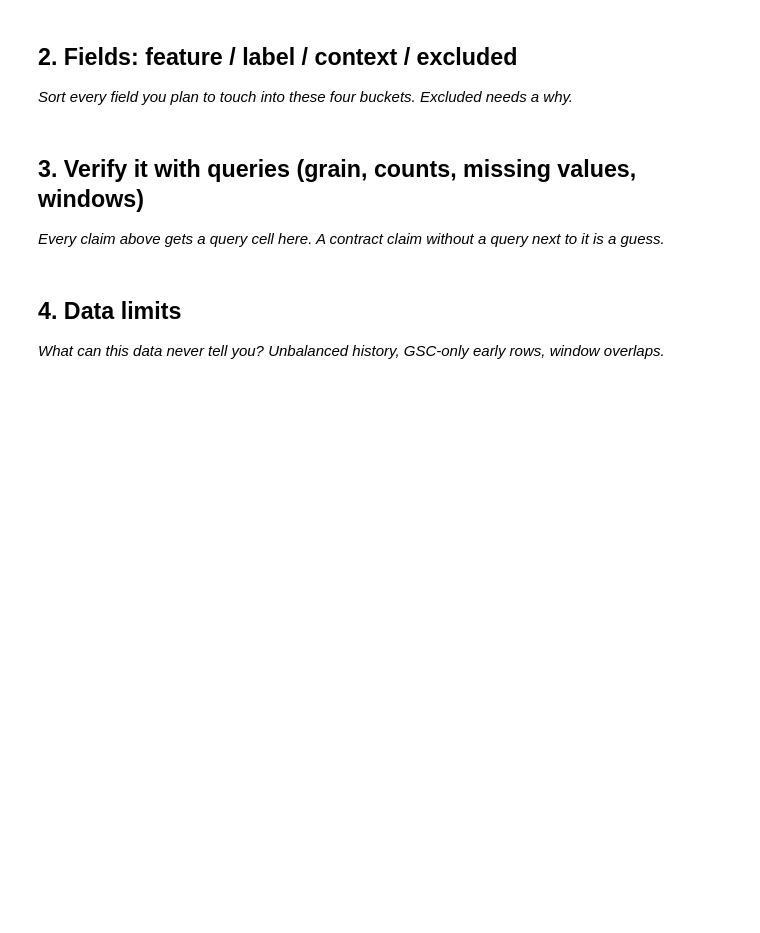
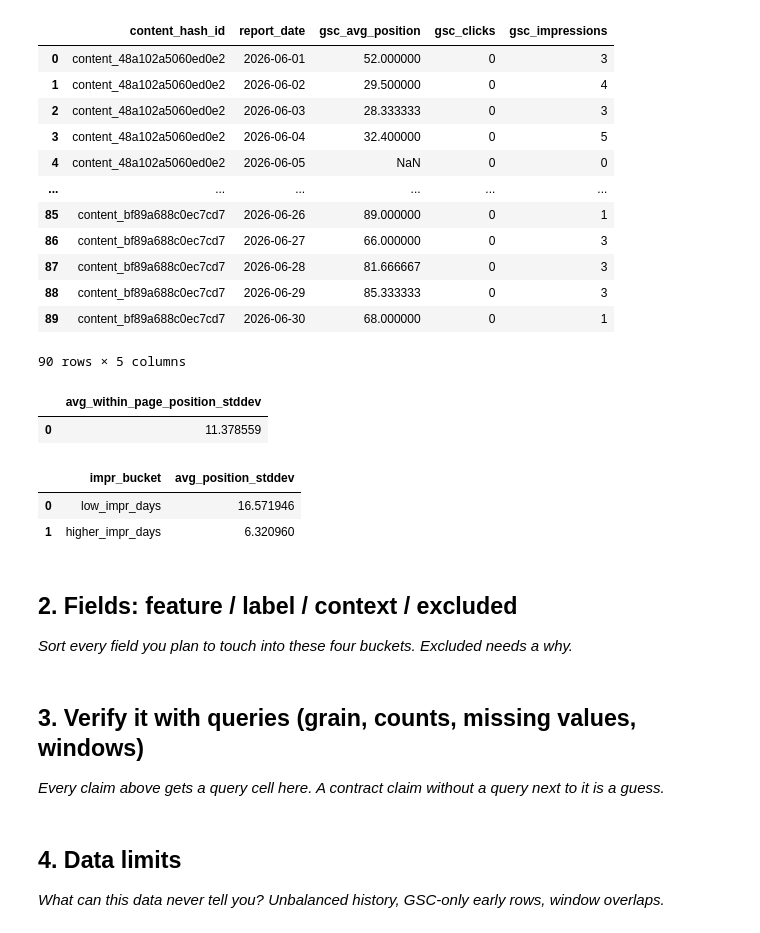
Before and after one commit to AxelYoel/FlyRank-AI-Internship---Axel-Yoel-Chandra, a Jupyter notebook: work/notebooks/w03_data_contract.ipynb, the cells around one changed output. Saved outputs shown, nothing was run; the diff lists cells and outputs as text; code cells hidden in the pictures; blank space fills up the shorter version.

```diff
--- a/work/notebooks/w03_data_contract.ipynb
+++ b/work/notebooks/w03_data_contract.ipynb
@@ -16,3 +191,64 @@ This skeleton is yours to fill. Work the sections **in order** — each one has
+# %%
+con.sql(f"""
+    SELECT content_hash_id, report_date, gsc_avg_position, gsc_clicks, gsc_impressions
+    FROM read_parquet('{rel}/fact_content_daily_performance_sample.parquet')
+    WHERE content_hash_id IN (
+        SELECT content_hash_id
+        FROM read_parquet('{rel}/fact_content_daily_performance_sample.parquet')
+        WHERE gsc_data_available = TRUE AND gsc_impressions > 0
+        GROUP BY 1 HAVING COUNT(*) > 20
+        LIMIT 3
+    )
+    ORDER BY content_hash_id, report_date
+""").df()
+# %% [output]
+|  | content_hash_id | report_date | gsc_avg_position | gsc_clicks | gsc_impressions |
+| 0 | content_48a102a5060ed0e2 | 2026-06-01 | 52.000000 | 0 | 3 |
+| 1 | content_48a102a5060ed0e2 | 2026-06-02 | 29.500000 | 0 | 4 |
+| 2 | content_48a102a5060ed0e2 | 2026-06-03 | 28.333333 | 0 | 3 |
+| 3 | content_48a102a5060ed0e2 | 2026-06-04 | 32.400000 | 0 | 5 |
+| 4 | content_48a102a5060ed0e2 | 2026-06-05 | NaN | 0 | 0 |
+| ... | ... | ... | ... | ... | ... |
+| 85 | content_bf89a688c0ec7cd7 | 2026-06-26 | 89.000000 | 0 | 1 |
+| 86 | content_bf89a688c0ec7cd7 | 2026-06-27 | 66.000000 | 0 | 3 |
+| 87 | content_bf89a688c0ec7cd7 | 2026-06-28 | 81.666667 | 0 | 3 |
+| 88 | content_bf89a688c0ec7cd7 | 2026-06-29 | 85.333333 | 0 | 3 |
+| 89 | content_bf89a688c0ec7cd7 | 2026-06-30 | 68.000000 | 0 | 1 |
+90 rows × 5 columns
+# %%
+con.sql(f"""
+    SELECT AVG(pos_std) AS avg_within_page_position_stddev
+    FROM (
+      SELECT content_hash_id, STDDEV(gsc_avg_position) AS pos_std
+      FROM read_parquet('{rel}/fact_content_daily_performance_sample.parquet')
+      WHERE gsc_data_available = TRUE AND gsc_avg_position > 0
+      GROUP BY 1
+      HAVING COUNT(*) > 10
+    )
+""").df()
+# %% [output]
+|  | avg_within_page_position_stddev |
+| 0 | 11.378559 |
+# %%
+con.sql(f"""
+    SELECT
+      CASE WHEN gsc_impressions < 10 THEN 'low_impr_days' ELSE 'higher_impr_days' END AS impr_bucket,
+      AVG(pos_std) AS avg_position_stddev
+    FROM (
+      SELECT content_hash_id,
+             AVG(gsc_impressions) AS gsc_impressions,
+             STDDEV(gsc_avg_position) AS pos_std
+      FROM read_parquet('{rel}/fact_content_daily_performance_sample.parquet')
+      WHERE gsc_data_available = TRUE AND gsc_avg_position > 0
+      GROUP BY 1
+      HAVING COUNT(*) > 10
+    )
+    GROUP BY 1
+""").df()
+# %% [output]
+|  | impr_bucket | avg_position_stddev |
+| 0 | low_impr_days | 16.571946 |
+| 1 | higher_impr_days | 6.320960 |
 # %% [markdown]
 ## 2. Fields: feature / label / context / excluded
 
```
Also changed, not shown: parts of 15 cells of this notebook.
